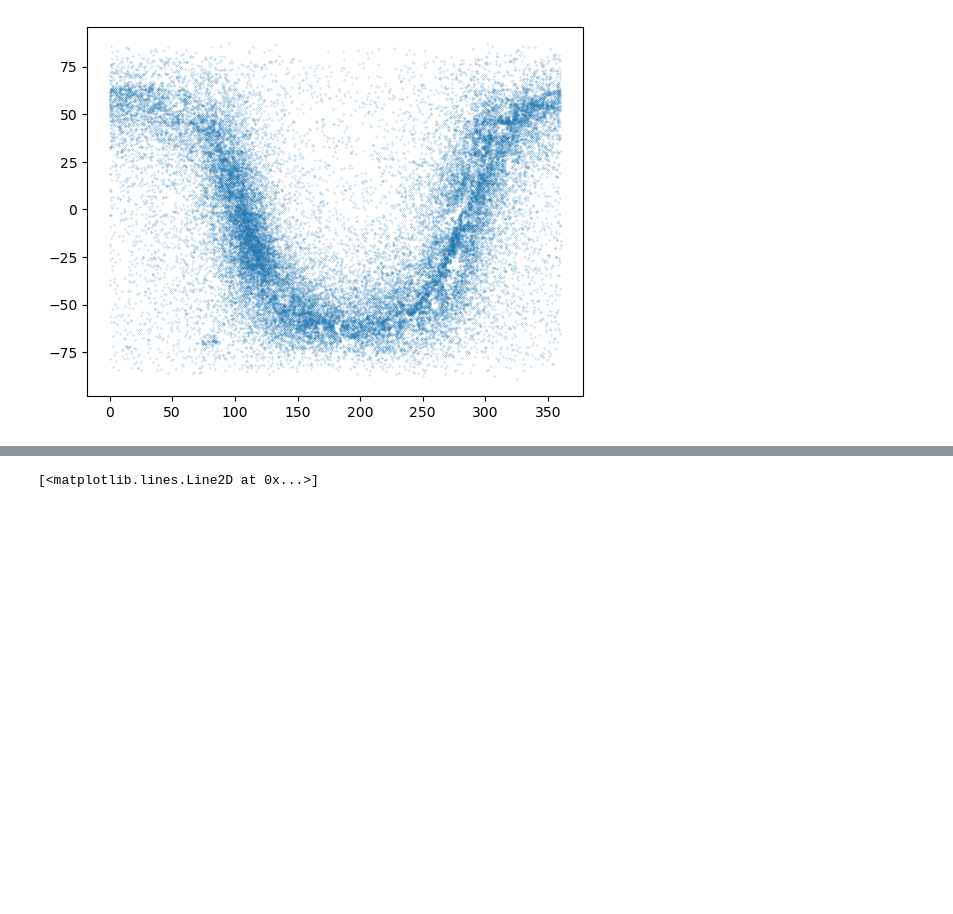
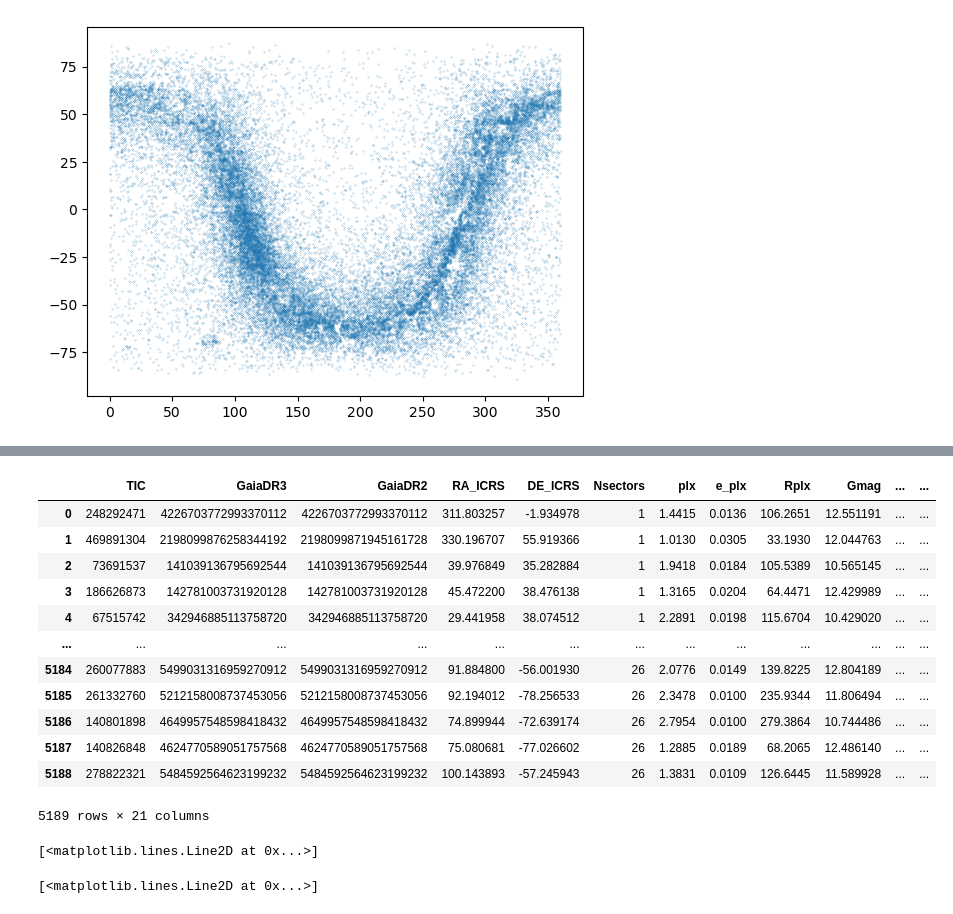
Before and after one commit to spyphyz/msc_sandbox, a Jupyter notebook: ecclipsing_binaries.ipynb, the cells around one changed output, grey strips where cells are left out. Saved outputs shown, nothing was run; the diff lists cells and outputs as text; code cells hidden in the pictures; blank space fills up the shorter version.

```diff
--- a/ecclipsing_binaries.ipynb
+++ b/ecclipsing_binaries.ipynb
@@ -236,0 +287,2 @@ INFO: Gaia data server logout OK [astroquery.gaia.core]
+# %%
+gaia_df_renamed = gaia_df.rename(columns={"SOURCE_ID": "GaiaDR3"})
@@ -236,0 +358,21 @@ INFO: Gaia data server logout OK [astroquery.gaia.core]
+# %%
+merged_df = table_gaiaTess_df.merge(gaia_df_renamed, how = 'inner', on = ['GaiaDR3'])
+merged_df
+# %% [output]
+|  | TIC | GaiaDR3 | GaiaDR2 | RA_ICRS | DE_ICRS | Nsectors | plx | e_plx | Rplx | Gmag | ... | ... |
+| 0 | 248292471 | 4226703772993370112 | 4226703772993370112 | 311.803257 | -1.934978 | 1 | 1.4415 | 0.0136 | 106.2651 | 12.551191 | ... | ... |
+| 1 | 469891304 | 2198099876258344192 | 2198099871945161728 | 330.196707 | 55.919366 | 1 | 1.0130 | 0.0305 | 33.1930 | 12.044763 | ... | ... |
+| 2 | 73691537 | 141039136795692544 | 141039136795692544 | 39.976849 | 35.282884 | 1 | 1.9418 | 0.0184 | 105.5389 | 10.565145 | ... | ... |
+| 3 | 186626873 | 142781003731920128 | 142781003731920128 | 45.472200 | 38.476138 | 1 | 1.3165 | 0.0204 | 64.4471 | 12.429989 | ... | ... |
+| 4 | 67515742 | 342946885113758720 | 342946885113758720 | 29.441958 | 38.074512 | 1 | 2.2891 | 0.0198 | 115.6704 | 10.429020 | ... | ... |
+| ... | ... | ... | ... | ... | ... | ... | ... | ... | ... | ... | ... | ... |
+| 5184 | 260077883 | 5499031316959270912 | 5499031316959270912 | 91.884800 | -56.001930 | 26 | 2.0776 | 0.0149 | 139.8225 | 12.804189 | ... | ... |
+| 5185 | 261332760 | 5212158008737453056 | 5212158008737453056 | 92.194012 | -78.256533 | 26 | 2.3478 | 0.0100 | 235.9344 | 11.806494 | ... | ... |
+| 5186 | 140801898 | 4649957548598418432 | 4649957548598418432 | 74.899944 | -72.639174 | 26 | 2.7954 | 0.0100 | 279.3864 | 10.744486 | ... | ... |
+| 5187 | 140826848 | 4624770589051757568 | 4624770589051757568 | 75.080681 | -77.026602 | 26 | 1.2885 | 0.0189 | 68.2065 | 12.486140 | ... | ... |
+| 5188 | 278822321 | 5484592564623199232 | 5484592564623199232 | 100.143893 | -57.245943 | 26 | 1.3831 | 0.0109 | 126.6445 | 11.589928 | ... | ... |
+5189 rows × 21 columns
+# %%
+plt.plot(merged_df['RA_ICRS'], merged_df['DE_ICRS'], marker='.', ms=0.3, linestyle='None')
+# %% [output]
+[<matplotlib.lines.Line2D at 0x...>]
```
Also changed, not shown: parts of 10 cells of this notebook, 1 other file.
